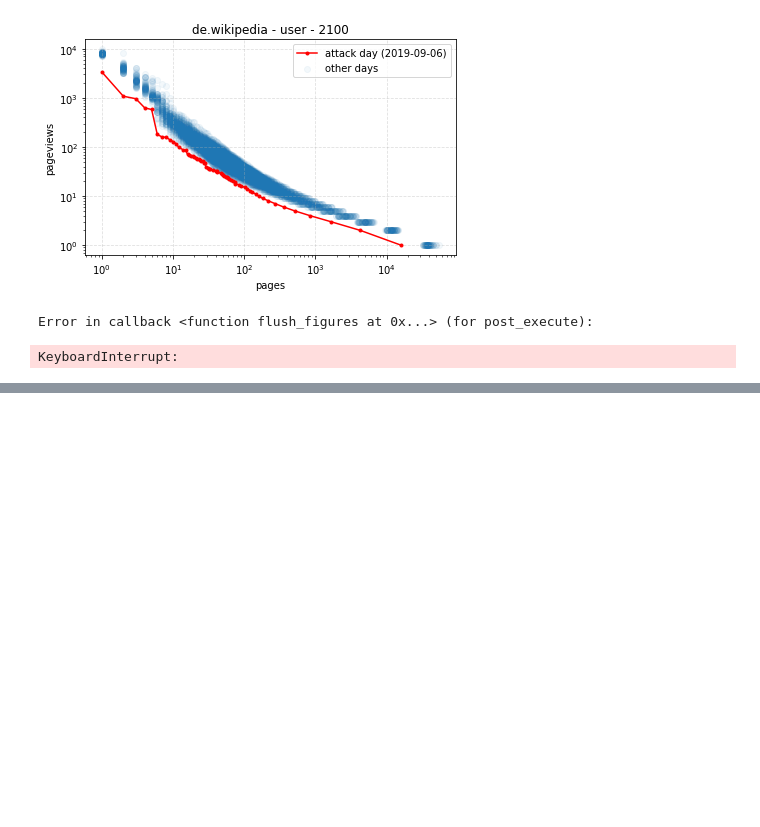
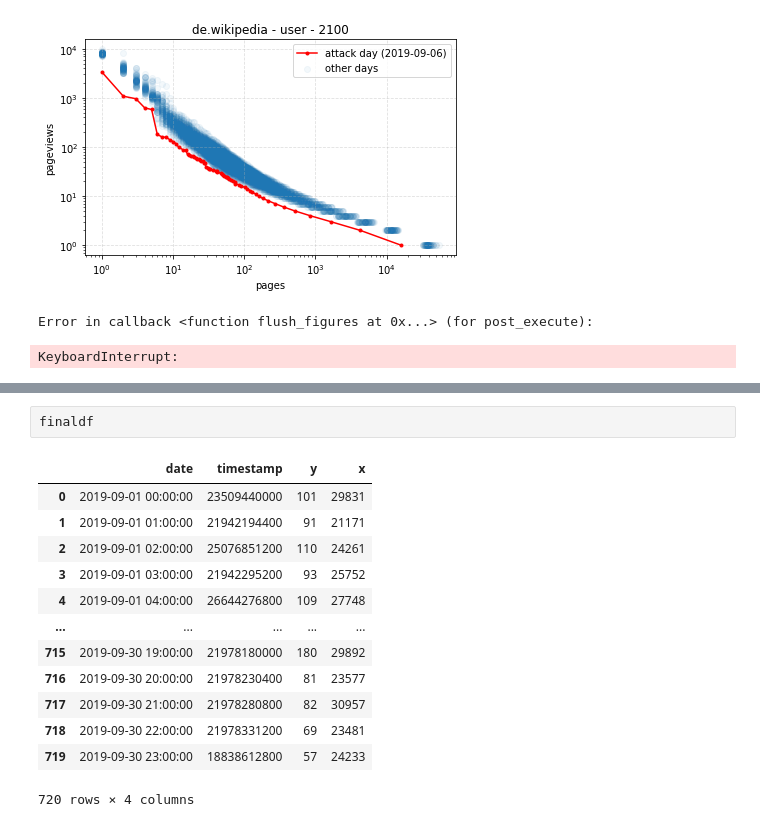
Before and after one commit to charelF/LSDEW4, a Jupyter notebook: exploration/charel/bucket_maker.ipynb, the cells around one changed output, grey strips where cells are left out. Cells and saved outputs as stored; diff of their text form; blank space fills up the shorter version.

```diff
--- a/exploration/charel/bucket_maker.ipynb
+++ b/exploration/charel/bucket_maker.ipynb
@@ -563,0 +576,16 @@ ref_plot_group_mean
+# %%
+finaldf
+# %% [output]
+|  | date | timestamp | y | x |
+| 0 | 2019-09-01 00:00:00 | 23509440000 | 101 | 29831 |
+| 1 | 2019-09-01 01:00:00 | 21942194400 | 91 | 21171 |
+| 2 | 2019-09-01 02:00:00 | 25076851200 | 110 | 24261 |
+| 3 | 2019-09-01 03:00:00 | 21942295200 | 93 | 25752 |
+| 4 | 2019-09-01 04:00:00 | 26644276800 | 109 | 27748 |
+| ... | ... | ... | ... | ... |
+| 715 | 2019-09-30 19:00:00 | 21978180000 | 180 | 29892 |
+| 716 | 2019-09-30 20:00:00 | 21978230400 | 81 | 23577 |
+| 717 | 2019-09-30 21:00:00 | 21978280800 | 82 | 30957 |
+| 718 | 2019-09-30 22:00:00 | 21978331200 | 69 | 23481 |
+| 719 | 2019-09-30 23:00:00 | 18838612800 | 57 | 24233 |
+720 rows × 4 columns
```
Also changed, not shown: parts of 4 cells of this notebook, 12 other files.
